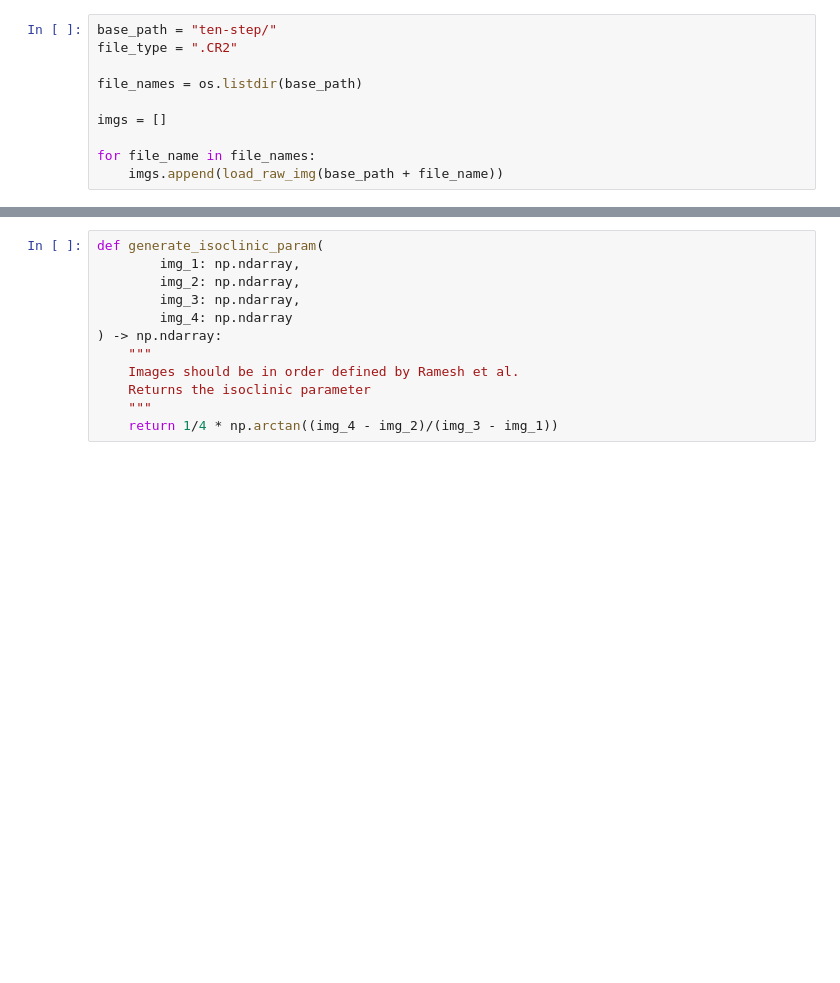
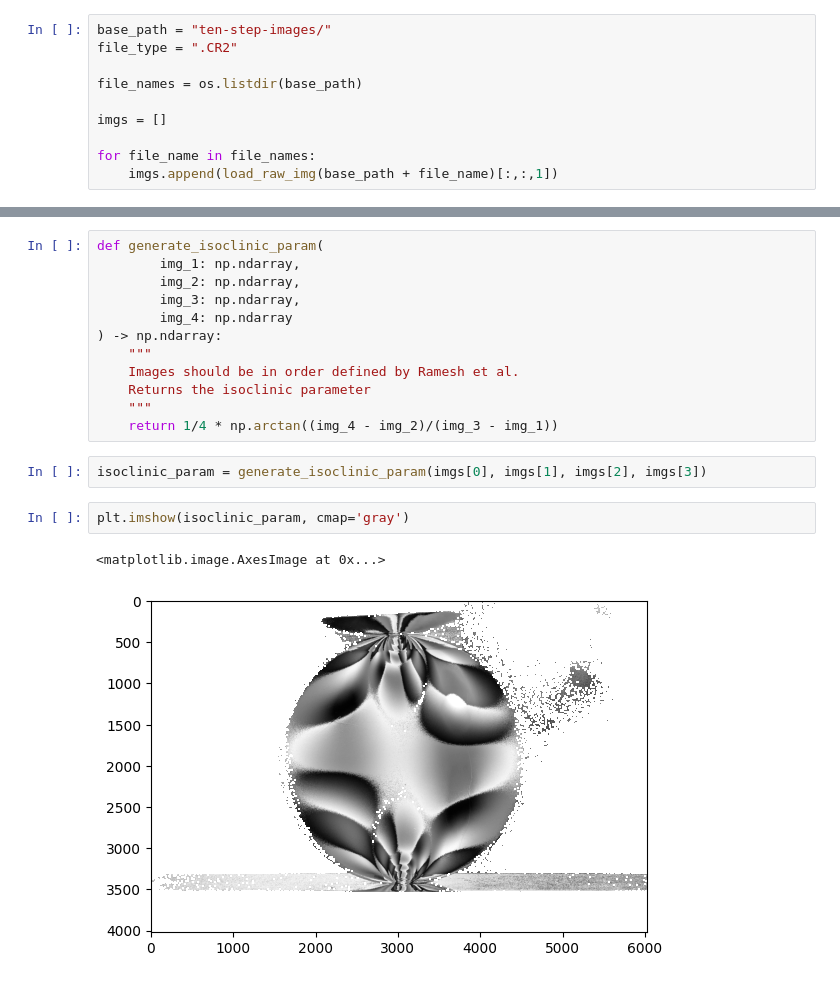
Before and after one commit to fs-bullard/photoelasticity, a Jupyter notebook: ten-step-phase.ipynb, the cells around one changed output, grey strips where cells are left out. Saved outputs shown, nothing was run; the diff lists cells and outputs as text; blank space fills up the shorter version.

Commit message:
params look almost ok

```diff
--- a/ten-step-phase.ipynb
+++ b/ten-step-phase.ipynb
@@ -53,7 +53,7 @@ Alpha: 90.0, Beta: 90.0
 # %% [markdown]
 ### Load the 10 images
 # %%
-base_path = "ten-step/"
+base_path = "ten-step-images/"
 file_type = ".CR2"
 
 file_names = os.listdir(base_path)
@@ -61,7 +61,7 @@ file_names = os.listdir(base_path)
 imgs = []
 
 for file_name in file_names:
-    imgs.append(load_raw_img(base_path + file_name))
+    imgs.append(load_raw_img(base_path + file_name)[:,:,1])
 # %% [markdown]
 ### Calculate the isoclinic parameter
 ![image.png](attachment:image.png)
@@ -77,3 +77,10 @@ def generate_isoclinic_param(
     Returns the isoclinic parameter
     """
     return 1/4 * np.arctan((img_4 - img_2)/(img_3 - img_1))
+# %%
+isoclinic_param = generate_isoclinic_param(imgs[0], imgs[1], imgs[2], imgs[3])
+# %%
+plt.imshow(isoclinic_param, cmap='gray')
+# %% [output]
+<matplotlib.image.AxesImage at 0x...>
+[figure, added]
```
Also changed, not shown: parts of 3 cells of this notebook.
